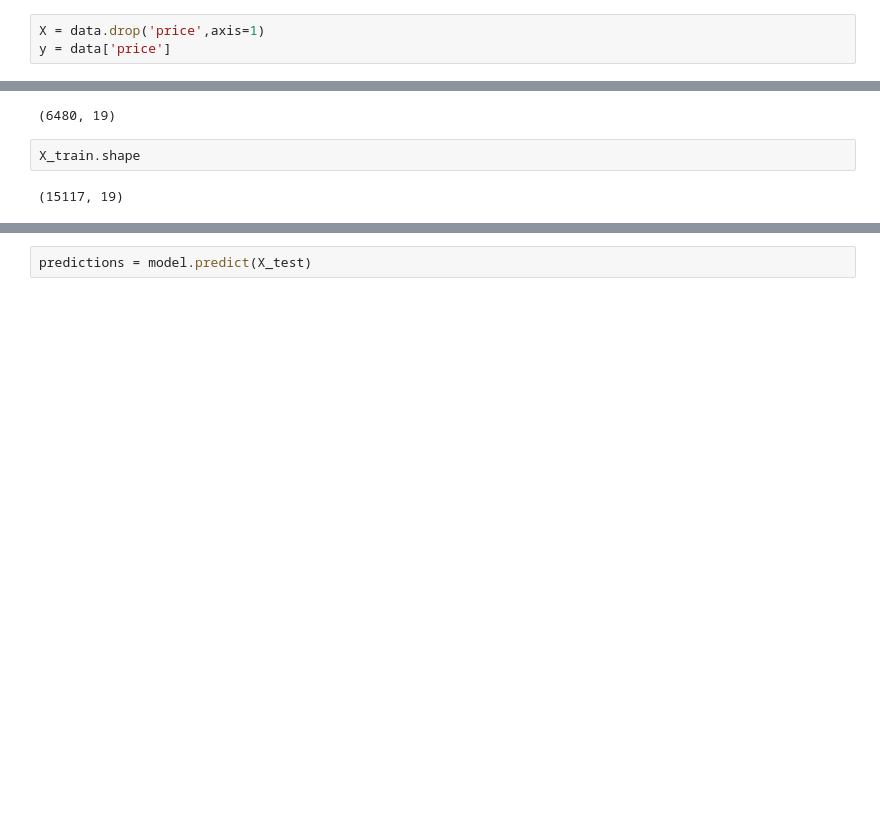
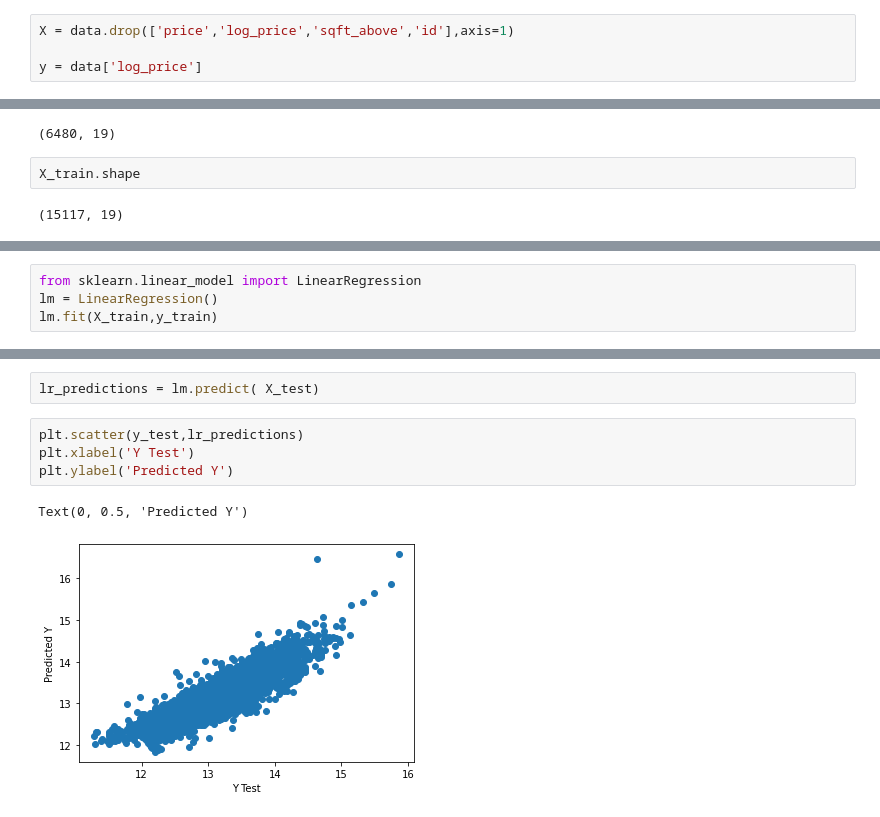
Before and after one commit to SpandanaTammineedi/House-Price-Prediction, a Jupyter notebook: Housing_Price_Prediction.ipynb, the cells around one changed output, grey strips where cells are left out. Drawn from its saved outputs; the diff is of its cells as text; blank space fills up the shorter version.

```diff
--- a/Housing_Price_Prediction.ipynb
+++ b/Housing_Price_Prediction.ipynb
@@ -180,5 +193,6 @@ sns.heatmap(data.corr(),annot = True, fmt = '.1g', cmap = 'coolwarm')
 # %% [markdown]
 ## TEST TRAIN SPLIT
 # %%
-X = data.drop('price',axis=1)
-y = data['price']
+X = data.drop(['price','log_price','sqft_above','id'],axis=1)
+
+y = data['log_price']
@@ -251,0 +247,4 @@ losses.plot()
+# %%
+from sklearn.linear_model import LinearRegression
+lm = LinearRegression()
+lm.fit(X_train,y_train)
@@ -252,2 +262,9 @@ losses.plot()
 # %%
-predictions = model.predict(X_test)
+lr_predictions = lm.predict( X_test)
+# %%
+plt.scatter(y_test,lr_predictions)
+plt.xlabel('Y Test')
+plt.ylabel('Predicted Y')
+# %% [output]
+Text(0, 0.5, 'Predicted Y')
+[figure, added]
```
Also changed, not shown: parts of 50 cells of this notebook.
